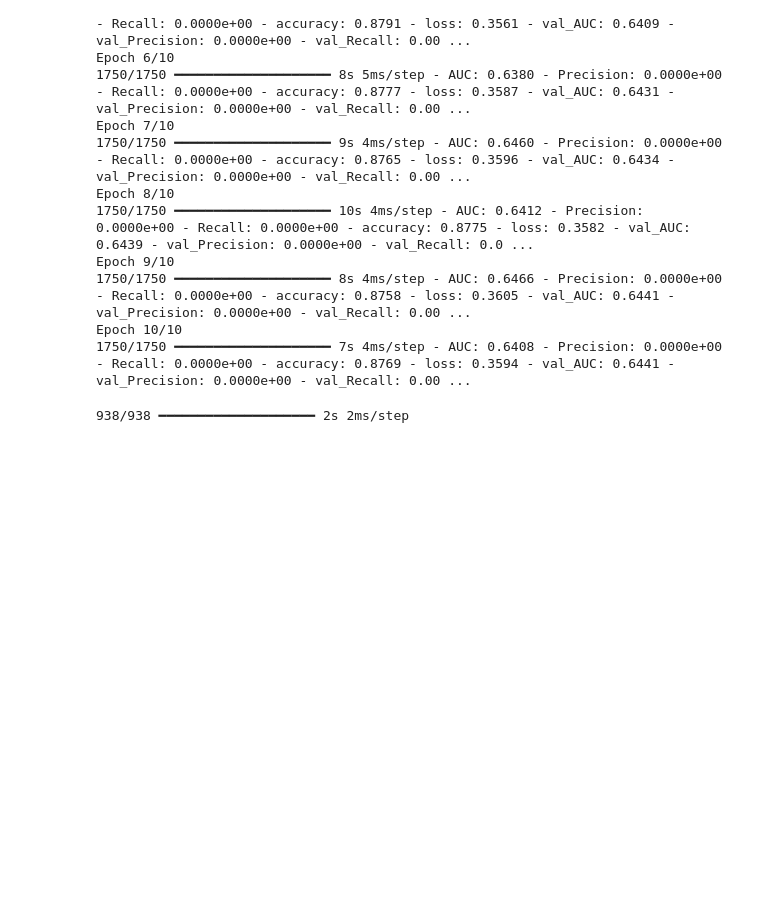
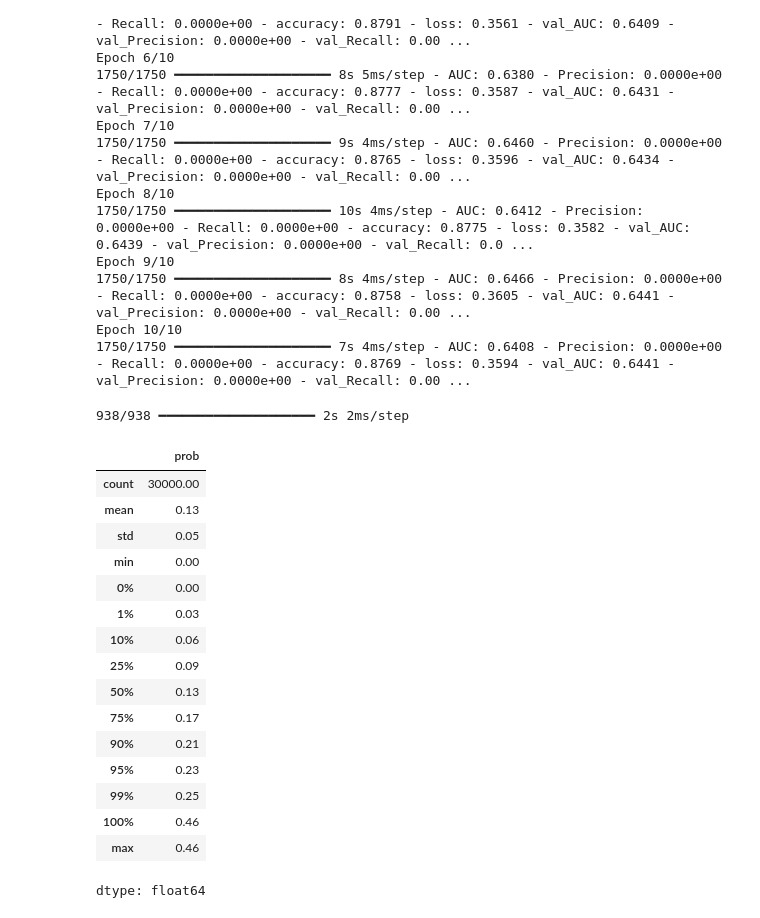
Before and after one commit to svetlanama/Data-Science-in-Finance-, a Jupyter notebook: DSIF7_0_Intro_to_deep_learning_and_neural_networks.ipynb, the cells around one changed output. Cells and saved outputs as stored; diff of their text form; code cells hidden in the pictures; blank space fills up the shorter version.

```diff
--- a/DSIF7_0_Intro_to_deep_learning_and_neural_networks.ipynb
+++ b/DSIF7_0_Intro_to_deep_learning_and_neural_networks.ipynb
@@ -764,3 +764,27 @@ y_prob = model.predict(X_test)
 y_pred = (y_prob > 0.5)
 # %% [output]
 938/938 ━━━━━━━━━━━━━━━━━━━━ 2s 2ms/step
+# %%
+# Set float format to 2 decimal places
+pd.options.display.float_format = '{:.2f}'.format
+
+y_prob = pd.DataFrame(y_prob, columns=["prob"])
+y_prob.prob.describe(percentiles = [i / 100 for i in [0, 1, 10, 25, 50, 75, 90, 95, 99, 100]])
+# %% [output]
+|  | prob |
+| count | 30000.00 |
+| mean | 0.13 |
+| std | 0.05 |
+| min | 0.00 |
+| 0% | 0.00 |
+| 1% | 0.03 |
+| 10% | 0.06 |
+| 25% | 0.09 |
+| 50% | 0.13 |
+| 75% | 0.17 |
+| 90% | 0.21 |
+| 95% | 0.23 |
+| 99% | 0.25 |
+| 100% | 0.46 |
+| max | 0.46 |
+dtype: float64
```
Also changed, not shown: parts of 1 cell of this notebook.
